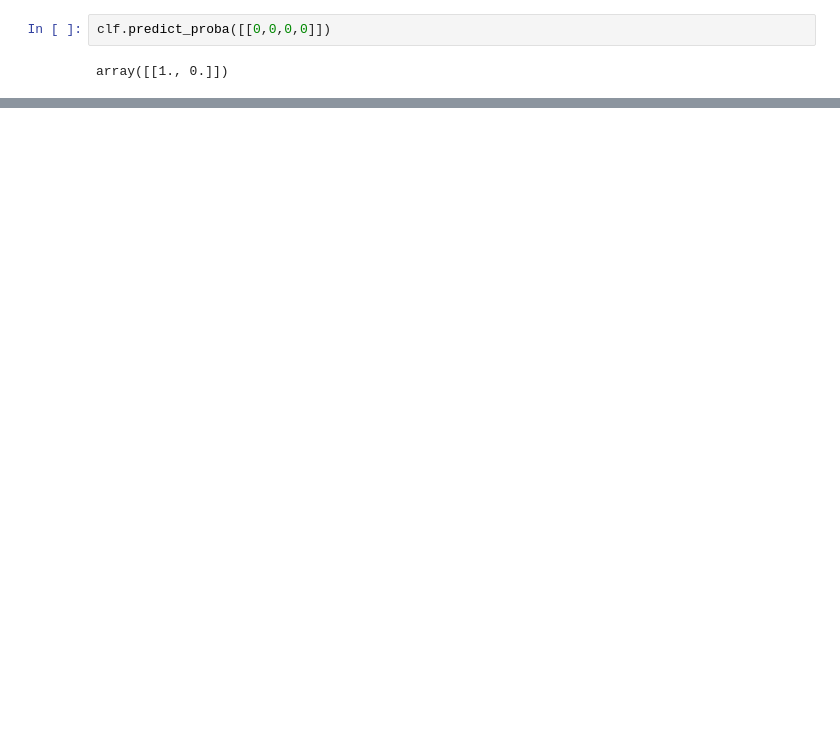
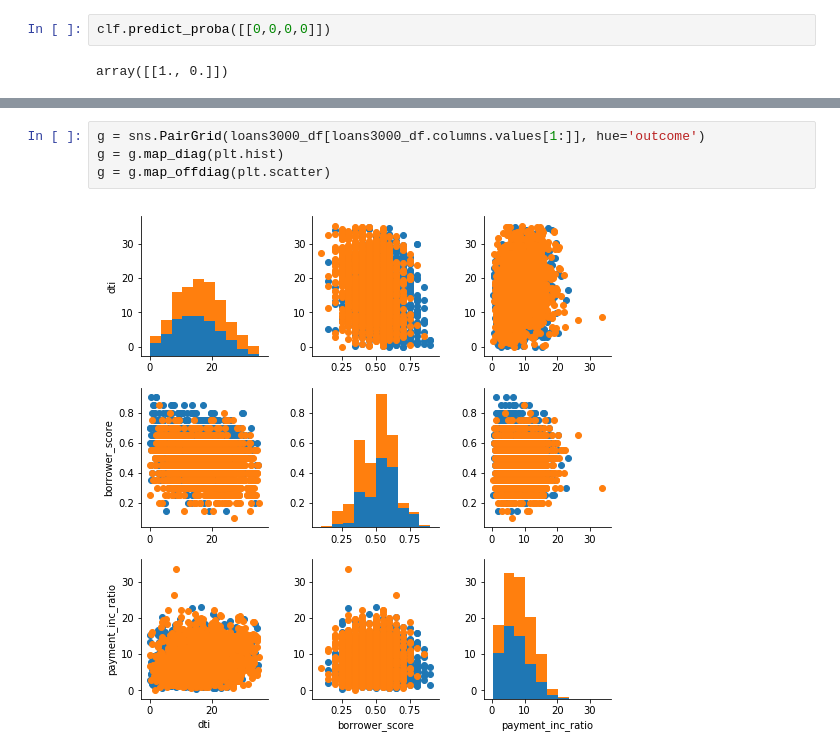
Before and after one commit to coolum001/Stats4DSNotebookProject, a Jupyter notebook: Stats4DS-3.ipynb, the cells around one changed output, grey strips where cells are left out. Drawn from its saved outputs; the diff is of its cells as text; blank space fills up the shorter version.

```diff
--- a/Stats4DS-3.ipynb
+++ b/Stats4DS-3.ipynb
@@ -356,0 +410,6 @@ node=0 test node: go to node 1 if X[:, 1] <= 0.2475728690624237 else to node 2.
+# %%
+g = sns.PairGrid(loans3000_df[loans3000_df.columns.values[1:]], hue='outcome')
+g = g.map_diag(plt.hist)
+g = g.map_offdiag(plt.scatter)
+# %% [output]
+[figure, added]
```
Also changed, not shown: parts of 40 cells of this notebook.
